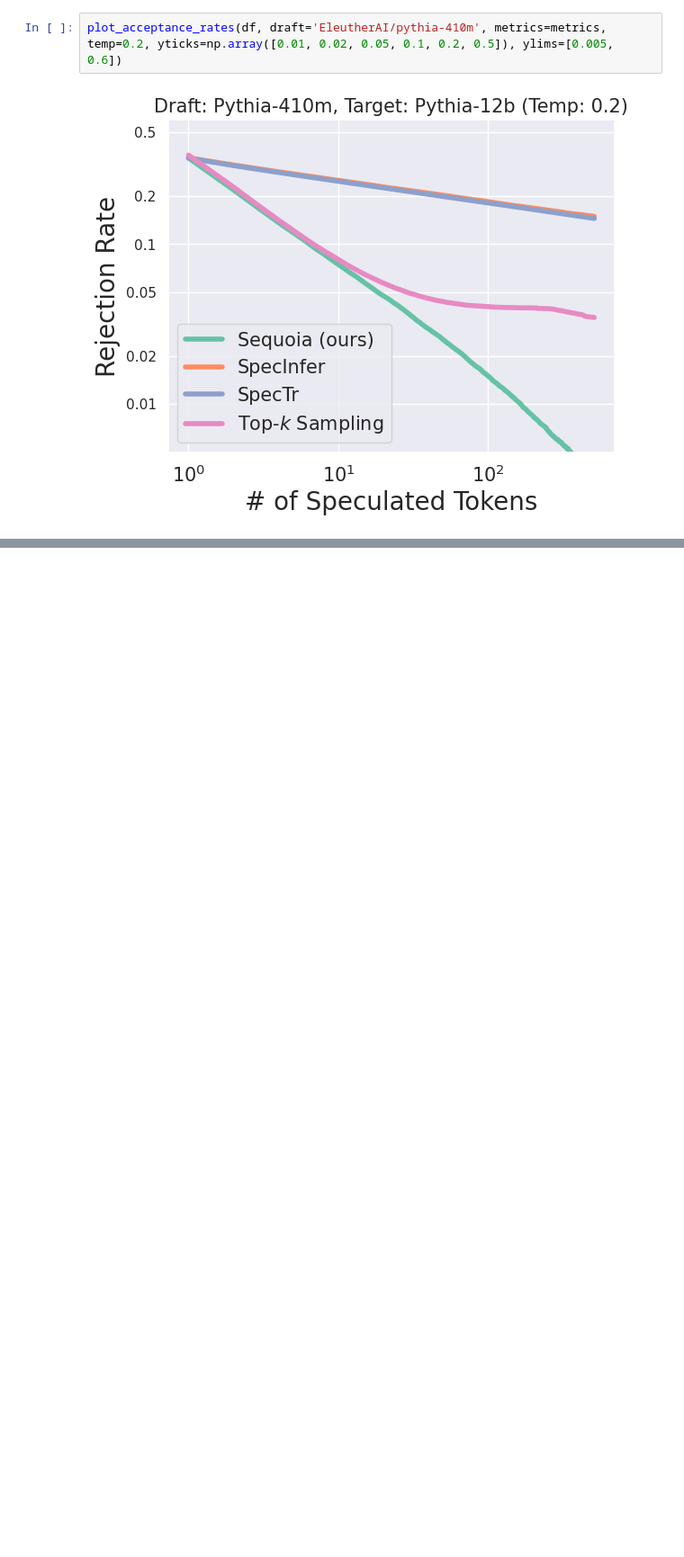
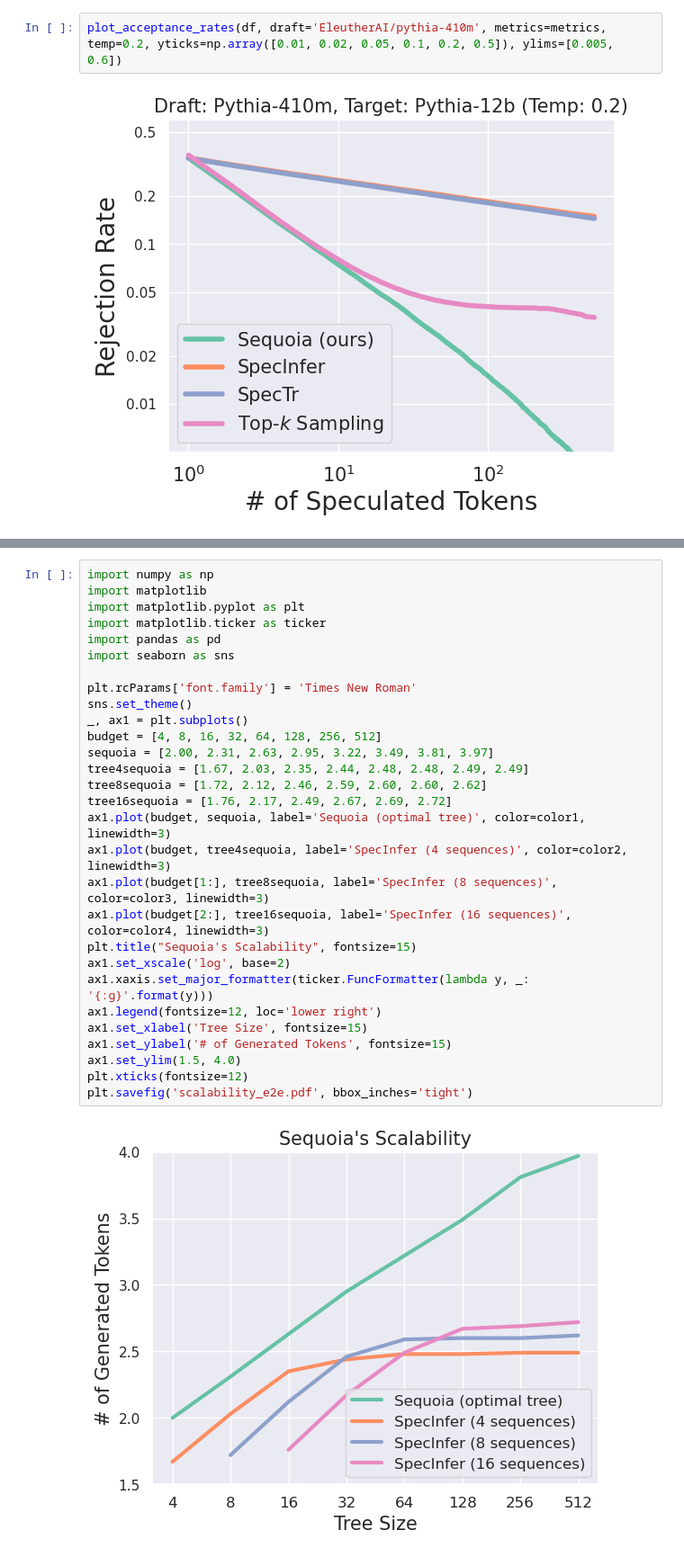
Before and after one commit to AnthonyHuo/An-Empirical-Study-on-Tree-based-Speculative-Decoding, a Jupyter notebook: figures/figures.ipynb, the cells around one changed output, grey strips where cells are left out. Shown at 90% size. Saved outputs shown, nothing was run; the diff lists cells and outputs as text; blank space fills up the shorter version.

Commit message:
Updates to figures

```diff
--- a/figures/figures.ipynb
+++ b/figures/figures.ipynb
@@ -378,0 +404,31 @@ plt.savefig(f'/var/cr06_data/avner/results/spec_decoding/figures/t_n_unnormalize
+# %%
+import numpy as np
+import matplotlib
+import matplotlib.pyplot as plt
+import matplotlib.ticker as ticker
+import pandas as pd
+import seaborn as sns
+
+plt.rcParams['font.family'] = 'Times New Roman'
+sns.set_theme()
+_, ax1 = plt.subplots()
+budget = [4, 8, 16, 32, 64, 128, 256, 512]
+sequoia = [2.00, 2.31, 2.63, 2.95, 3.22, 3.49, 3.81, 3.97]
+tree4sequoia = [1.67, 2.03, 2.35, 2.44, 2.48, 2.48, 2.49, 2.49]
+tree8sequoia = [1.72, 2.12, 2.46, 2.59, 2.60, 2.60, 2.62]
+tree16sequoia = [1.76, 2.17, 2.49, 2.67, 2.69, 2.72]
+ax1.plot(budget, sequoia, label='Sequoia (optimal tree)', color=color1, linewidth=3)
+ax1.plot(budget, tree4sequoia, label='SpecInfer (4 sequences)', color=color2, linewidth=3)
+ax1.plot(budget[1:], tree8sequoia, label='SpecInfer (8 sequences)', color=color3, linewidth=3)
+ax1.plot(budget[2:], tree16sequoia, label='SpecInfer (16 sequences)', color=color4, linewidth=3)
+plt.title("Sequoia's Scalability", fontsize=15)
+ax1.set_xscale('log', base=2)
+ax1.xaxis.set_major_formatter(ticker.FuncFormatter(lambda y, _: '{:g}'.format(y)))
+ax1.legend(fontsize=12, loc='lower right')
+ax1.set_xlabel('Tree Size', fontsize=15)
+ax1.set_ylabel('# of Generated Tokens', fontsize=15)
+ax1.set_ylim(1.5, 4.0)
+plt.xticks(fontsize=12)
+plt.savefig('scalability_e2e.pdf', bbox_inches='tight')
+# %% [output]
+[figure, added]
```
Also changed, not shown: parts of 10 cells of this notebook, 9 other files.
